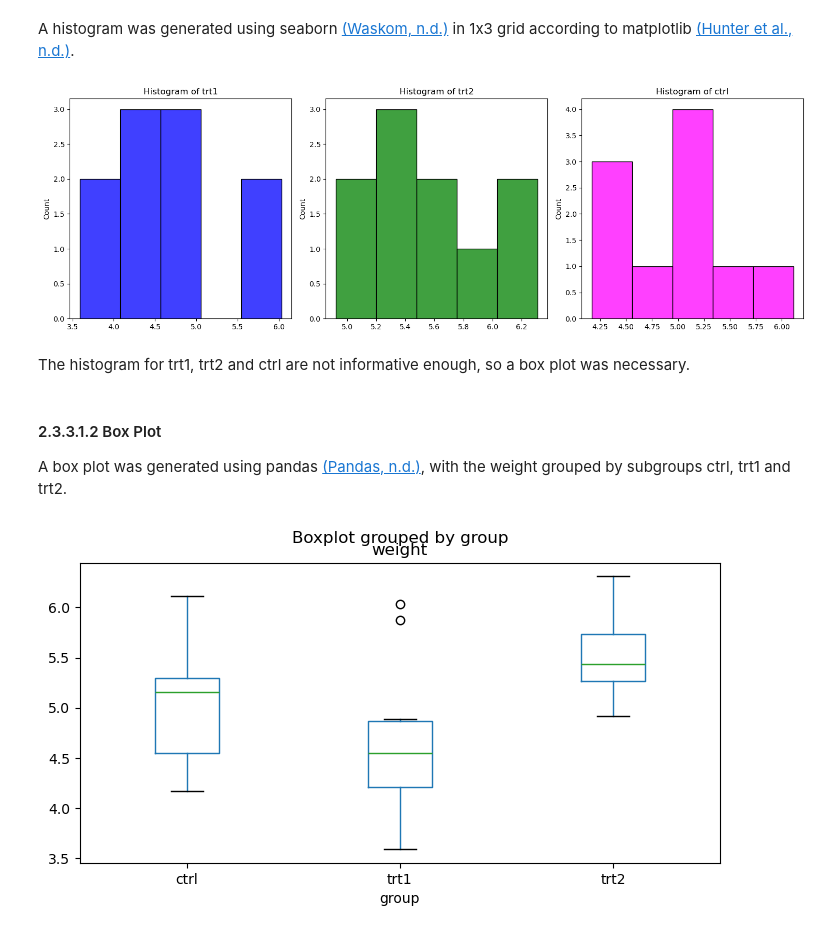
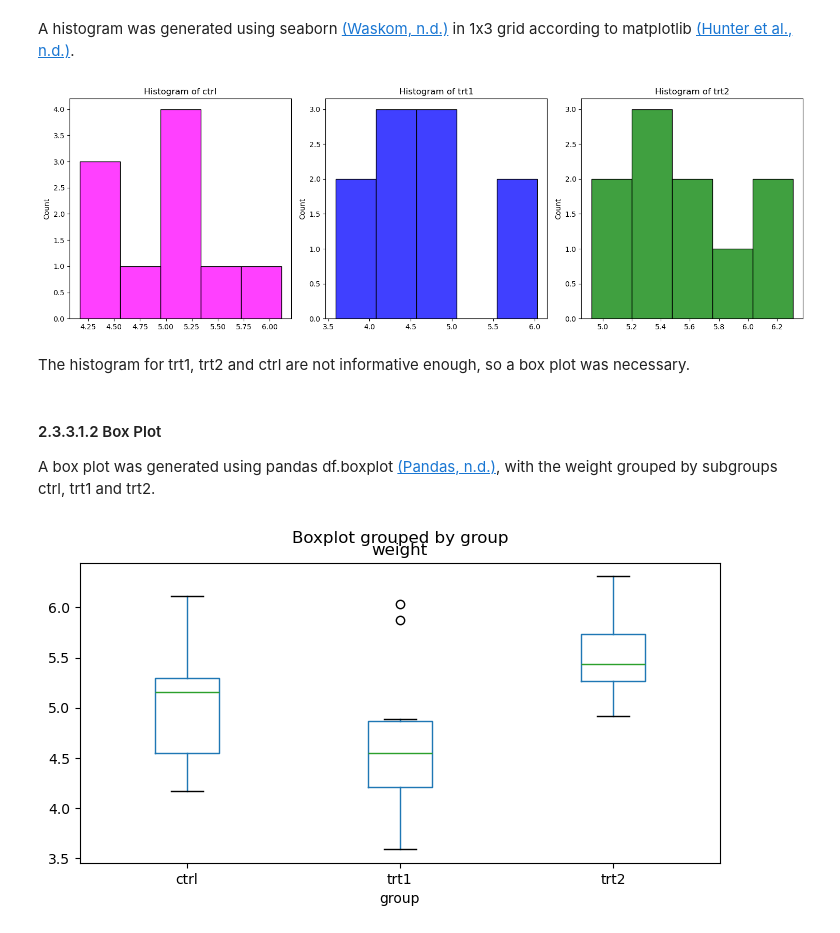
Before and after one commit to nurbujang/asappstatw24, a Jupyter notebook: project.ipynb, the cells around one changed output. Saved outputs shown, nothing was run; the diff lists cells and outputs as text; code cells hidden in the pictures.

```diff
--- a/project.ipynb
+++ b/project.ipynb
@@ -251,27 +250,27 @@ A histogram was generated using seaborn [(Waskom, n.d.)](https://seaborn.pydata.
 # %%
 # Generate histogram for trt1, trt2 and ctrl
 
 fig, axes = plt.subplots(1, 3, figsize=(15, 5))  # 1 row x 3 columns grid
 
-sns.histplot(trt1w, bins=5, color='blue', ax=axes[0])
-axes[0].set_title('Histogram of trt1')
+sns.histplot(ctrlw, bins=5, color='magenta', ax=axes[0]) # first
+axes[0].set_title('Histogram of ctrl')
 
-sns.histplot(trt2w, bins=5, color='green', ax=axes[1])
-axes[1].set_title('Histogram of trt2')
+sns.histplot(trt1w, bins=5, color='blue', ax=axes[1]) # second
+axes[1].set_title('Histogram of trt1')
 
-sns.histplot(ctrlw, bins=5, color='magenta', ax=axes[2])
-axes[2].set_title('Histogram of ctrl')
+sns.histplot(trt2w, bins=5, color='green', ax=axes[2]) # third
+axes[2].set_title('Histogram of trt2')
 
 plt.tight_layout()
 plt.show();
 # %% [output]
-[figure, old version]
+[figure, new version]
 # %% [markdown]
 The histogram for trt1, trt2 and ctrl are not informative enough, so a box plot was necessary.
 # %% [markdown]
 #### 2.3.3.1.2 Box Plot
 
-A box plot was generated using pandas [(Pandas, n.d.)](https://pandas.pydata.org/docs/reference/api/pandas.DataFrame.boxplot.html), with the weight grouped by subgroups ctrl, trt1 and trt2.
+A box plot was generated using pandas df.boxplot [(Pandas, n.d.)](https://pandas.pydata.org/docs/reference/api/pandas.DataFrame.boxplot.html), with the weight grouped by subgroups ctrl, trt1 and trt2.
 # %%
 # Generate boxplot grouped by ctrl, trt1 and trt2
 # return type both returns a namedtuple with the axes and dict
```
Also changed, not shown: parts of 23 cells of this notebook.
